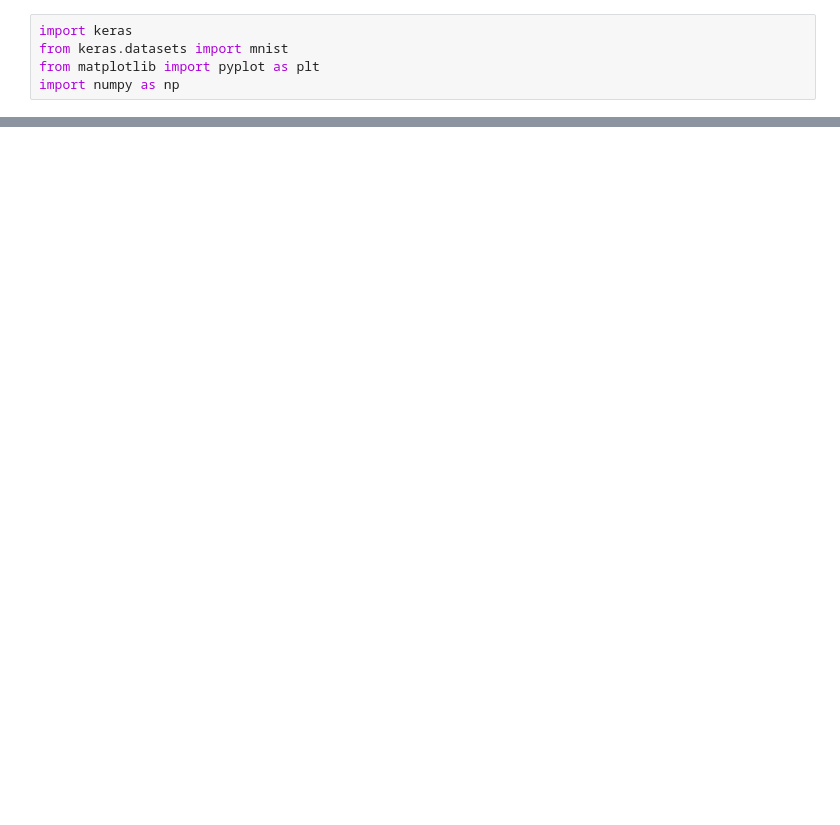
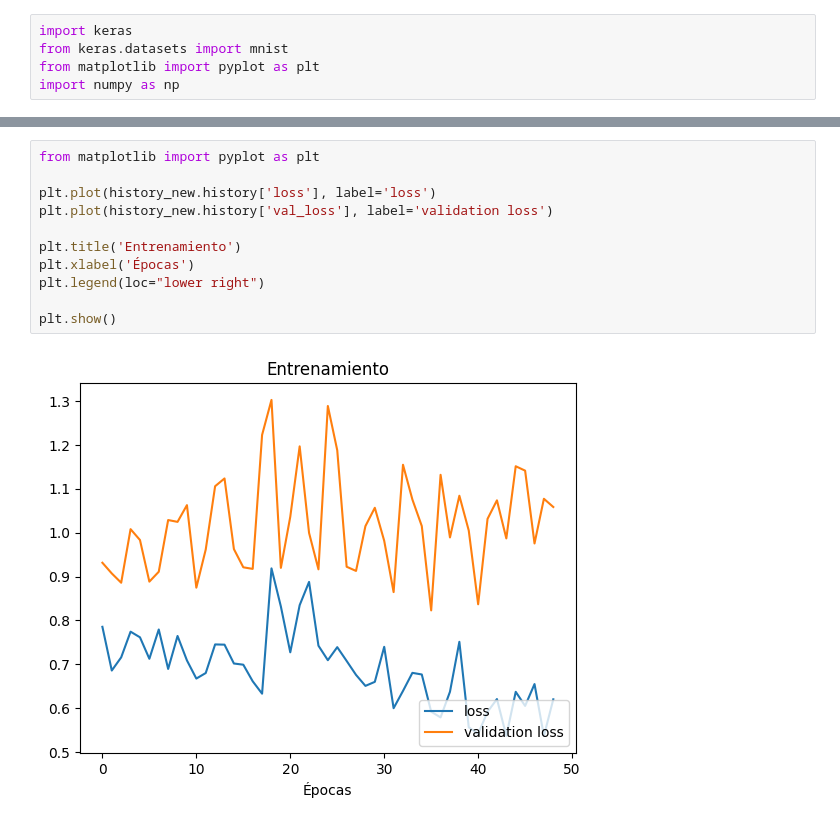
Before and after one commit to AVR21/fsi-p2, a Jupyter notebook: practica_2.ipynb, the cells around one changed output, grey strips where cells are left out. Cells and saved outputs as stored; diff of their text form; blank space fills up the shorter version.

```diff
--- a/practica_2.ipynb
+++ b/practica_2.ipynb
@@ -149,0 +271,13 @@ weighted avg     0.9437    0.9423    0.9423       260
+# %%
+from matplotlib import pyplot as plt
+
+plt.plot(history_new.history['loss'], label='loss')
+plt.plot(history_new.history['val_loss'], label='validation loss')
+
+plt.title('Entrenamiento')
+plt.xlabel('Épocas')
+plt.legend(loc="lower right")
+
+plt.show()
+# %% [output]
+[figure, added]
```
Also changed, not shown: parts of 11 cells of this notebook.
